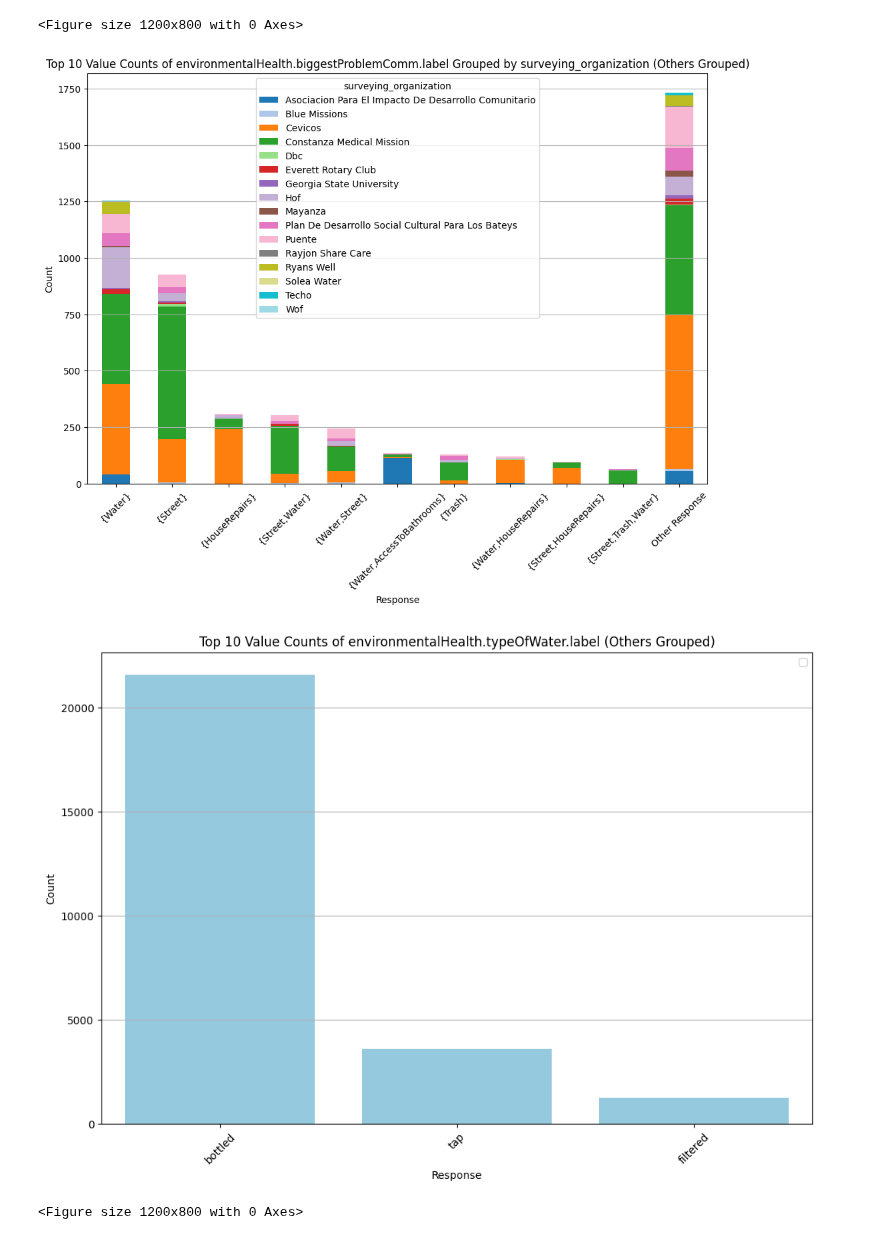
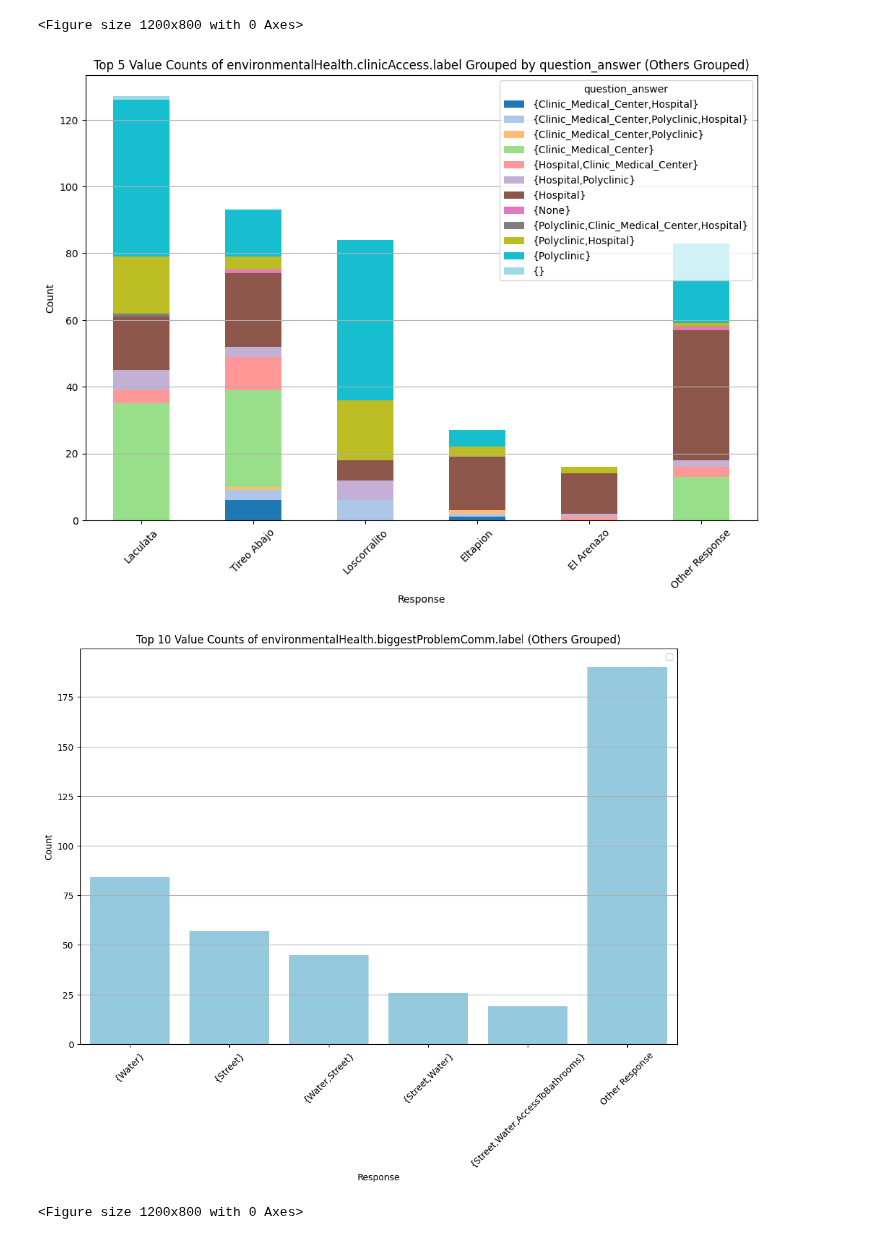
Before and after one commit to puente-dr/serverless, a Jupyter notebook: puente-analytics-service/lambdas/etl/notebooks/visualizations.ipynb, the cells around one changed output. Drawn from its saved outputs; the diff is of its cells as text; code cells hidden in the pictures.

```diff
--- a/puente-analytics-service/lambdas/etl/notebooks/visualizations.ipynb
+++ b/puente-analytics-service/lambdas/etl/notebooks/visualizations.ipynb
@@ -160,20 +177,19 @@ for question in questions:
 import pandas as pd
 import matplotlib.pyplot as plt
 
-def plot_top_responses(df, question, response_column="question_answer", grouping_column=None):
+def plot_top_responses(df, question, response_column="question_answer", grouping_column=None, stacked=True, top_n=10):
     # Count the occurrences of each value in the specified column grouped by the optional grouping columns
     if grouping_column:
         answer_counts = df.groupby([response_column, grouping_column]).size().unstack(fill_value=0)
     else:
         answer_counts = df[response_column].value_counts().to_frame()
-
-    if answer_counts.shape[0] > 10:
-        # Get the top 10 values
-        top_10_responses = answer_counts.sum(axis=1).nlargest(10).index
+    if answer_counts.shape[0] > top_n:
+        # Get the top n values
+        top_n_responses = answer_counts.sum(axis=1).nlargest(top_n).index
 
         # Group all other values as "Other Response"
-        plot_df = answer_counts.loc[top_10_responses]
-        plot_df.loc['Other Response'] = answer_counts.drop(top_10_responses).sum()
+        plot_df = answer_counts.loc[top_n_responses]
+        plot_df.loc['Other Response'] = answer_counts.drop(top_n_responses).sum()
         # Reset index for plotting
         # Prepare the data for plotting
         plot_df = plot_df.reset_index()
@@ -187,8 +203,8 @@ def plot_top_responses(df, question, response_column="question_answer", grouping
     # Plot the stacked bar chart using seaborn
     plt.figure(figsize=(12, 8))
     if grouping_column:
-        plot_df.plot(kind='bar', stacked=True, figsize=(12, 8), colormap='tab20')
-        plt.title(f'Top 10 Value Counts of {question} Grouped by {grouping_column} (Others Grouped)')
+        plot_df.plot(kind='bar', stacked=stacked, figsize=(12, 8), colormap='tab20')
+        plt.title(f'Top {top_n} Value Counts of {question} Grouped by {grouping_column} (Others Grouped)')
         #sns.barplot(x="question_answer", y='count', hue=grouping_column, data=plot_df, palette='tab20', estimator=sum)
     else:
         sns.barplot(x="question_answer", y='count', data=plot_df, color="skyblue", estimator=sum)
@@ -203,10 +219,11 @@ def plot_top_responses(df, question, response_column="question_answer", grouping
     plt.show()
 
 
+top_n = 5
 for question in questions:
     question_df = env_health[env_health["question"]==question]
     # plot all responses
-    plot_top_responses(question_df, question)
+    plot_top_responses(question_df, question, top_n = top_n)
     # plot all responses, grouped by survey org
-    plot_top_responses(question_df, question, grouping_column="surveying_organization")
+    plot_top_responses(question_df, question, response_column = "community_name", grouping_column="question_answer", stacked=True, top_n=top_n)
 # %% [output]
@@ -214,4 +231,4 @@ for question in questions:
 <Figure size 1200x800 with 0 Axes>
-[figure, old version]
+[figure, new version]
-[figure, old version]
+[figure, new version]
 <Figure size 1200x800 with 0 Axes>
```
Also changed, not shown: parts of 7 cells of this notebook.
